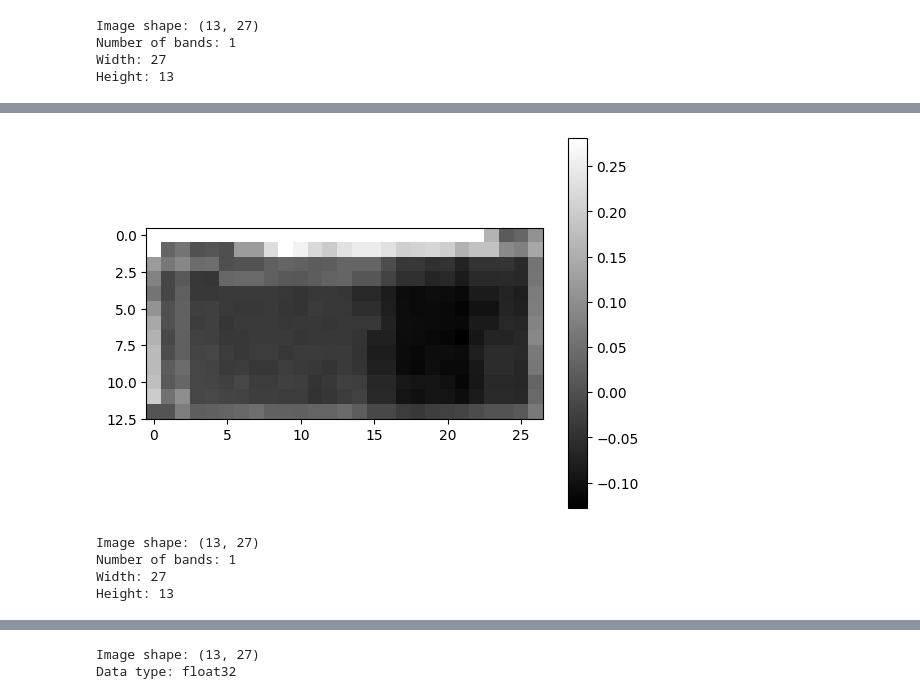
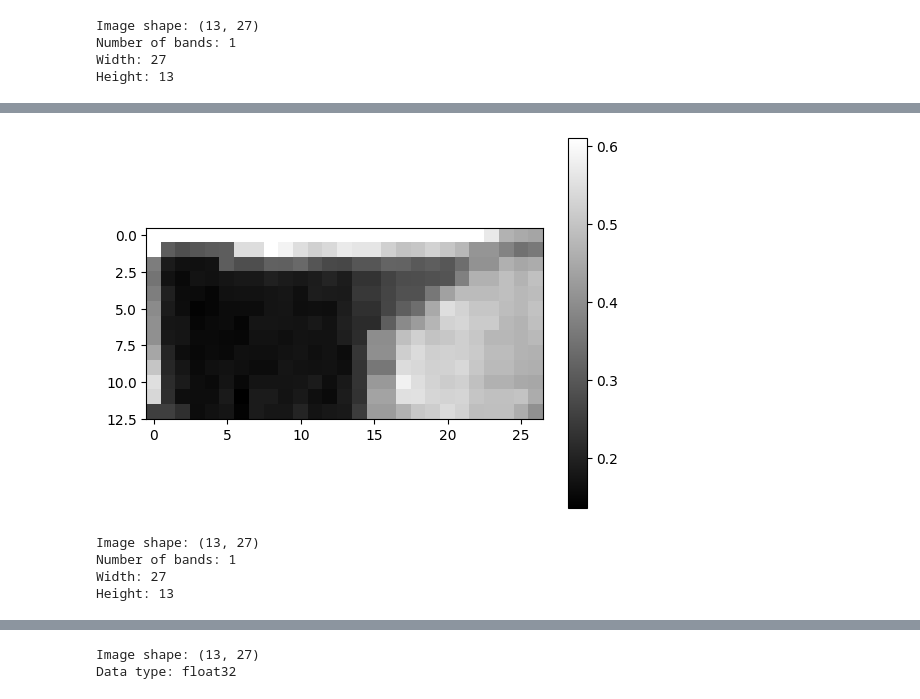
Before and after one commit to taniabuzykina/ktp-project, a Jupyter notebook: test.ipynb, the cells around one changed output, grey strips where cells are left out. Drawn from its saved outputs; the diff is of its cells as text; code cells hidden in the pictures.

```diff
--- a/test.ipynb
+++ b/test.ipynb
@@ -61,37 +64,37 @@ array([[            nan,             nan,             nan,
         -3.65166813e-02,  2.27369927e-03,  1.20365908e-02,
          1.20365908e-02,  3.65164168e-02,  9.21920240e-02]], dtype=float32)
 # %%
-with rasterio.open('NDMI_2019-03-19_to_2019-03-26.tif') as src:
+with rasterio.open('data/NDVI_Weekly_Exports/NDVI_Weekly_Exports_2019_2024/NDVI_2019-01-15_to_2019-01-22.tif') as src:  # NDMI_2019-03-19_to_2019-03-26.tif
     # Read the data
     image = src.read()
 
     # If it's a single band image
     if src.count == 1:
         # Read the first band
         image = src.read(1)
 
         # Display the image
         plt.imshow(image, cmap='gray')
         plt.colorbar()
         plt.show()
 
     # If it's a multi-band image (e.g., RGB)
     elif src.count == 3:
         # Read all bands and transpose to correct shape for plotting
         image = np.transpose(image, (1, 2, 0))
 
         # Display the image
         plt.imshow(image)
         plt.colorbar()
         plt.show()
 
     # Print basic metadata
     print(f"Image shape: {image.shape}")
     print(f"Number of bands: {src.count}")
     print(f"Width: {src.width}")
     print(f"Height: {src.height}")
 # %% [output]
-[figure, old version]
+[figure, new version]
 Image shape: (13, 27)
 Number of bands: 1
 Width: 27
```
Also changed, not shown: parts of 3 cells of this notebook.
